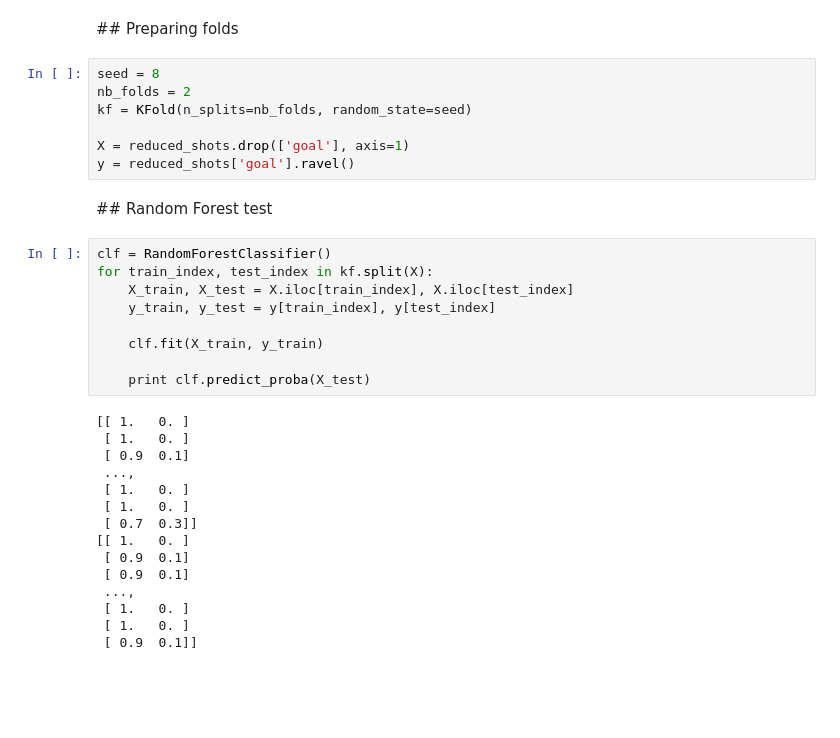
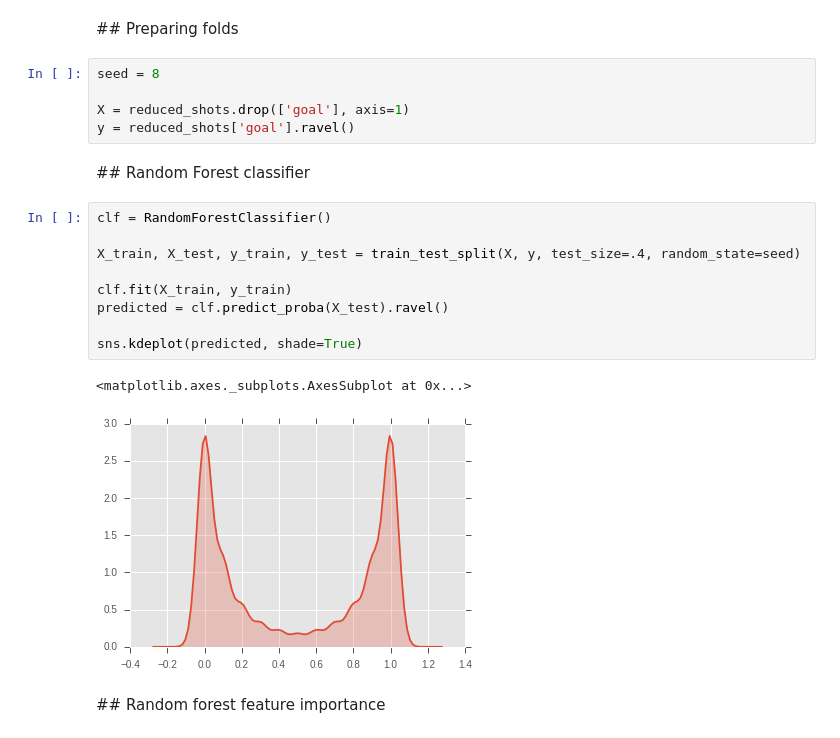
Before and after one commit to 10contre11/notebooks, a Jupyter notebook: xg_features_selection.ipynb, the cells around one changed output. Saved outputs shown, nothing was run; the diff lists cells and outputs as text; blank space fills up the shorter version.

Commit message:
graphs

```diff
--- a/xg_features_selection.ipynb
+++ b/xg_features_selection.ipynb
@@ -163,34 +166,22 @@ sns.heatmap(reduced_shots.drop(['goal'], axis=1).astype(float).corr())
 ## Preparing folds
 # %%
 seed = 8
-nb_folds = 2
-kf = KFold(n_splits=nb_folds, random_state=seed)
 
 X = reduced_shots.drop(['goal'], axis=1)
 y = reduced_shots['goal'].ravel()
 # %% [markdown]
-## Random Forest test
+## Random Forest classifier
 # %%
 clf = RandomForestClassifier()
-for train_index, test_index in kf.split(X):
-    X_train, X_test = X.iloc[train_index], X.iloc[test_index]
-    y_train, y_test = y[train_index], y[test_index]
 
-    clf.fit(X_train, y_train)
+X_train, X_test, y_train, y_test = train_test_split(X, y, test_size=.4, random_state=seed)
 
-    print clf.predict_proba(X_test)
+clf.fit(X_train, y_train)
+predicted = clf.predict_proba(X_test).ravel()
+
+sns.kdeplot(predicted, shade=True)
 # %% [output]
-[[ 1.   0. ]
- [ 1.   0. ]
- [ 0.9  0.1]
- ...,
- [ 1.   0. ]
- [ 1.   0. ]
- [ 0.7  0.3]]
-[[ 1.   0. ]
- [ 0.9  0.1]
- [ 0.9  0.1]
- ...,
- [ 1.   0. ]
- [ 1.   0. ]
- [ 0.9  0.1]]
+<matplotlib.axes._subplots.AxesSubplot at 0x...>
+[figure, added]
+# %% [markdown]
+## Random forest feature importance
```
Also changed, not shown: parts of 16 cells of this notebook.
